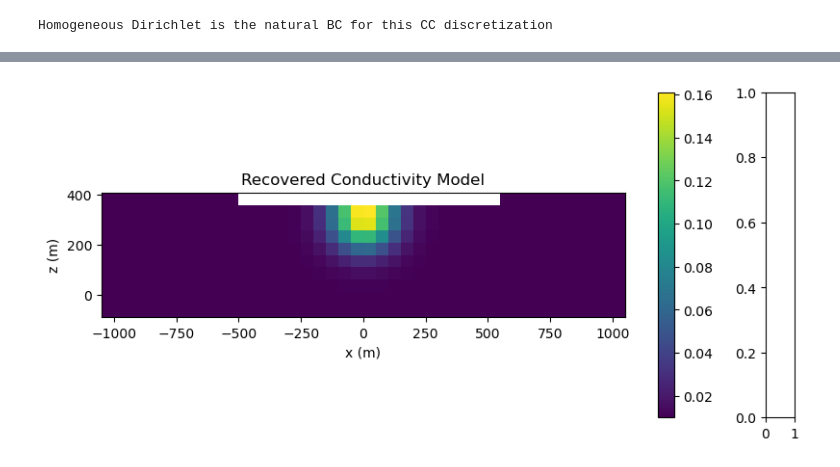
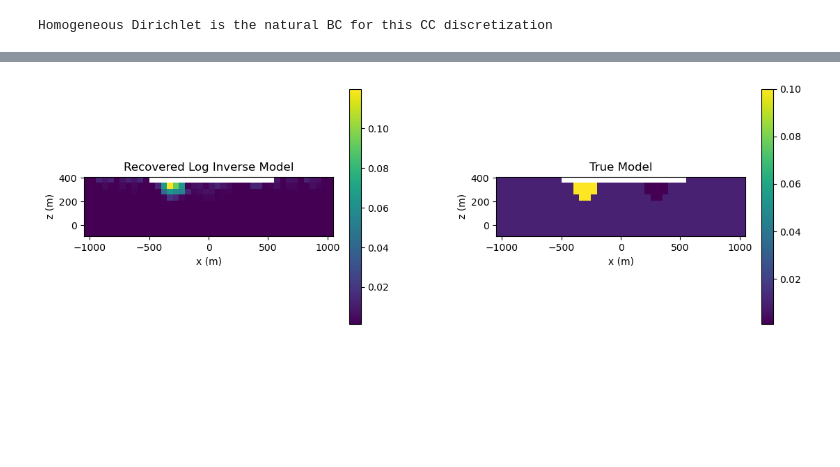
Before and after one commit to ubcgif/simpeg-torch, a Jupyter notebook: examples/inversion_example.ipynb, the cells around one changed output, grey strips where cells are left out. Saved outputs shown, nothing was run; the diff lists cells and outputs as text; code cells hidden in the pictures; blank space fills up the shorter version.

```diff
--- a/examples/inversion_example.ipynb
+++ b/examples/inversion_example.ipynb
@@ -391,0 +419,14 @@ Homogeneous Dirichlet is the natural BC for this CC discretization
+# %%
+# Initialize the parametric mapping with fixed grid of Gaussians
+log_rho_map = LogInverseMapping(
+    ground_parameters=torch.log(1/torch.tensor(sigma_start)),
+    active_cells=active_cells,
+)
+
+# Setup PDE and solver with parametric mapping
+pde = DC3DCellCentered(mesh, survey, log_rho_map, bc_type="Dirichlet")
+solver = DirectSolver(pde)
+
+# Visualize initial parametric model
+with torch.no_grad():
+    sigma_initial = log_rho_map.forward()
@@ -444,21 +498,40 @@ KeyboardInterrupt:
 # %%
-## plot the recovered model
-fig = plt.figure(figsize=(10, 4.5))
-ax1 = fig.add_axes([0.15, 0.15, 0.68, 0.75])
-sigma_plotting = sigma_map_neural.forward().detach().numpy()
+## Plot the recovered parametric model
+fig = plt.figure(figsize=(16, 4.5))
+
+# Recovered model
+ax1 = fig.add_axes([0.05, 0.15, 0.28, 0.75])
+sigma_plotting = log_rho_map.forward().detach().numpy()
 sigma_plotting[~active_cells] = np.nan
 mesh.plot_slice(
     sigma_plotting,
     ax=ax1,
     normal="Y",
     ind=int(len(mesh.h[1]) / 2),
     grid=True,
 )
-ax1.set_title("Recovered Conductivity Model")
+ax1.set_title("Recovered Log Inverse Model")
 ax1.set_xlabel("x (m)")
 ax1.set_ylabel("z (m)")
-ax1.set_ylim([mesh.origin[2], mesh.origin[2] + mesh.h[2].sum()])  # Adjust y-limits based on mesh
-ax2 = fig.add_axes([0.84, 0.15, 0.03, 0.75])
+ax1.set_ylim([mesh.origin[2], mesh.origin[2] + mesh.h[2].sum()])
+
+# True model for comparison
+ax3 = fig.add_axes([0.42, 0.15, 0.28, 0.75])
+sigma_true_plot = conductivity_model.copy()
+sigma_true_plot[~active_cells] = np.nan
+mesh.plot_slice(
+    sigma_true_plot,
+    ax=ax3,
+    normal="Y",
+    ind=int(len(mesh.h[1]) / 2),
+    grid=True,
+)
+ax3.set_title("True Model")
+ax3.set_xlabel("x (m)")
+ax3.set_ylabel("z (m)")
+ax3.set_ylim([mesh.origin[2], mesh.origin[2] + mesh.h[2].sum()])
+
+
 plt.show()
 # %% [output]
-[figure, old version]
+[figure, new version]
```
Also changed, not shown: parts of 14 cells of this notebook, 7 other files.
